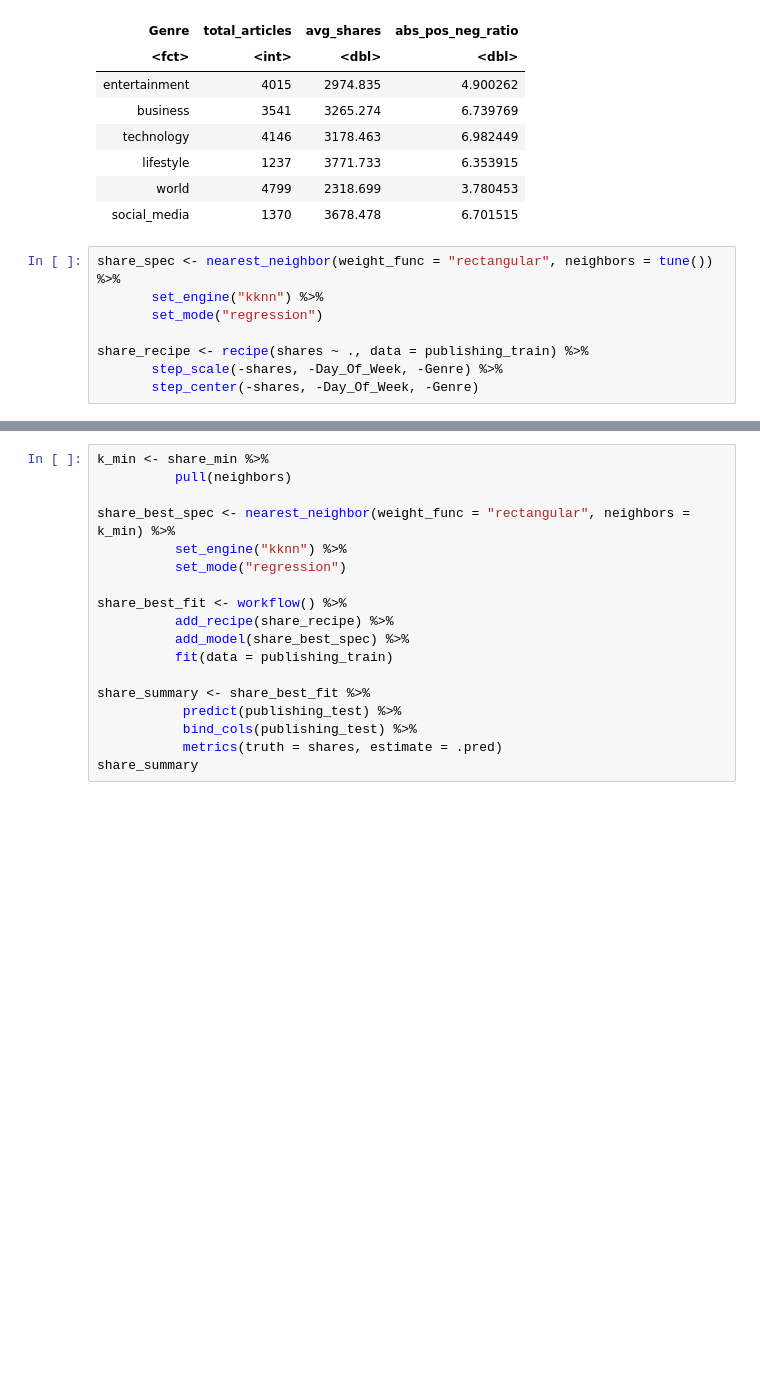
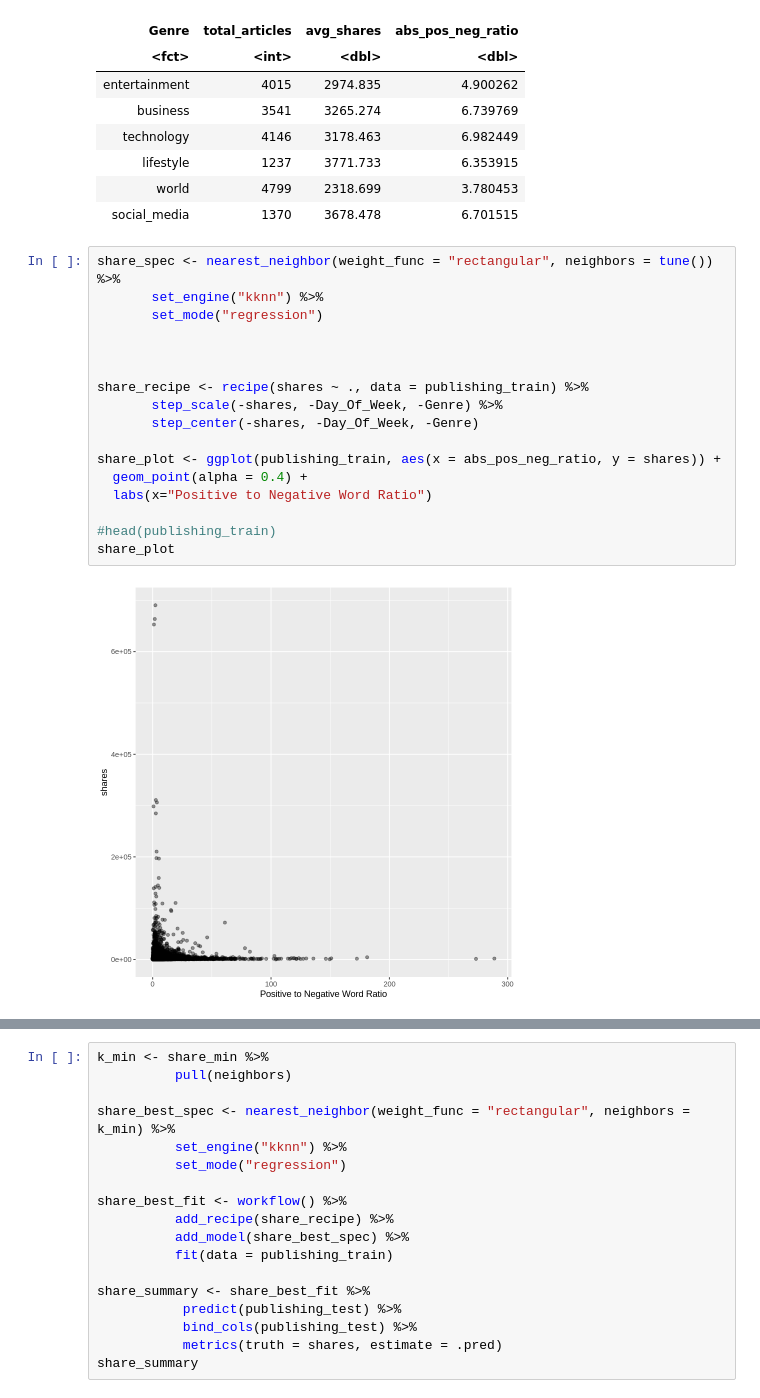
Before and after one commit to dgjfaber/dsci100project, a Jupyter notebook: PredictiveModel.ipynb, the cells around one changed output, grey strips where cells are left out. Drawn from its saved outputs; the diff is of its cells as text; blank space fills up the shorter version.

```diff
--- a/PredictiveModel.ipynb
+++ b/PredictiveModel.ipynb
@@ -130,11 +138,22 @@ A tibble: 6 × 4
 # %%
 share_spec <- nearest_neighbor(weight_func = "rectangular", neighbors = tune()) %>%
        set_engine("kknn") %>%
        set_mode("regression")
 
+
+
 share_recipe <- recipe(shares ~ ., data = publishing_train) %>%
        step_scale(-shares, -Day_Of_Week, -Genre) %>%
        step_center(-shares, -Day_Of_Week, -Genre)
+
+share_plot <- ggplot(publishing_train, aes(x = abs_pos_neg_ratio, y = shares)) +
+  geom_point(alpha = 0.4) +
+  labs(x="Positive to Negative Word Ratio")
+
+#head(publishing_train)
+share_plot
+# %% [output]
+[figure, added]
 # %%
 shares_vfold <- vfold_cv(publishing_train, v = 5, strata = shares)
 
```
Also changed, not shown: parts of 4 cells of this notebook, 1 other file.
